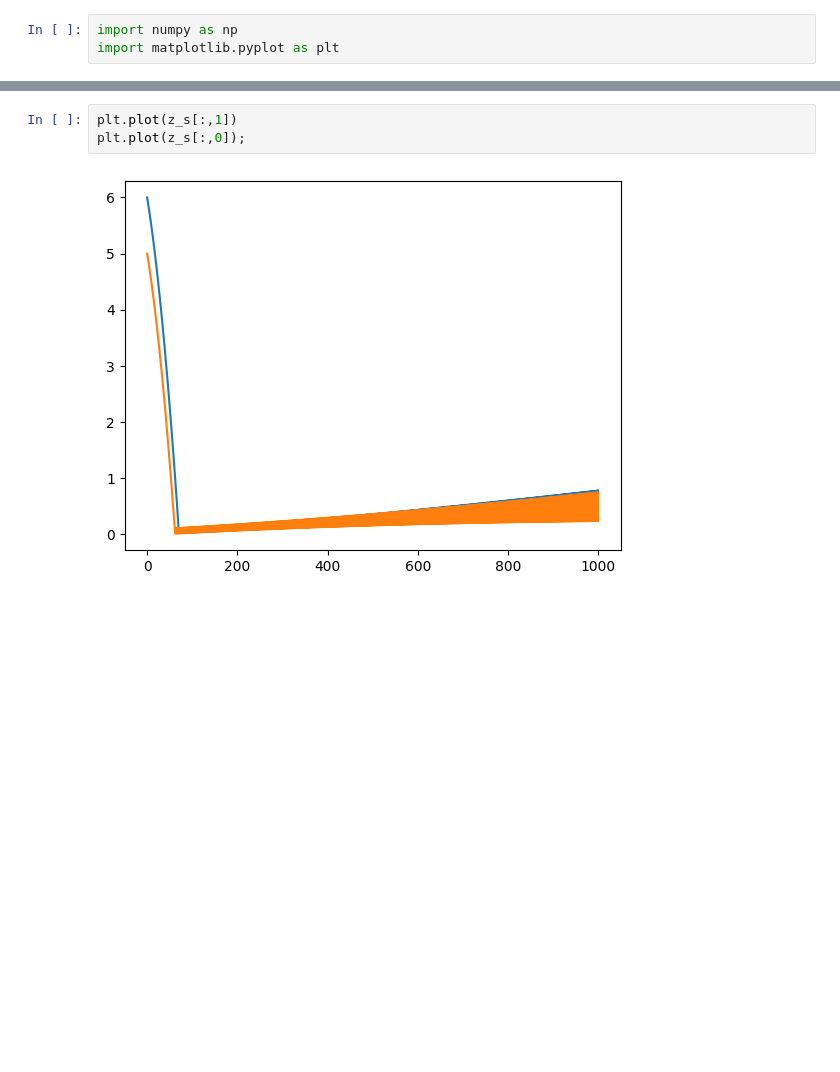
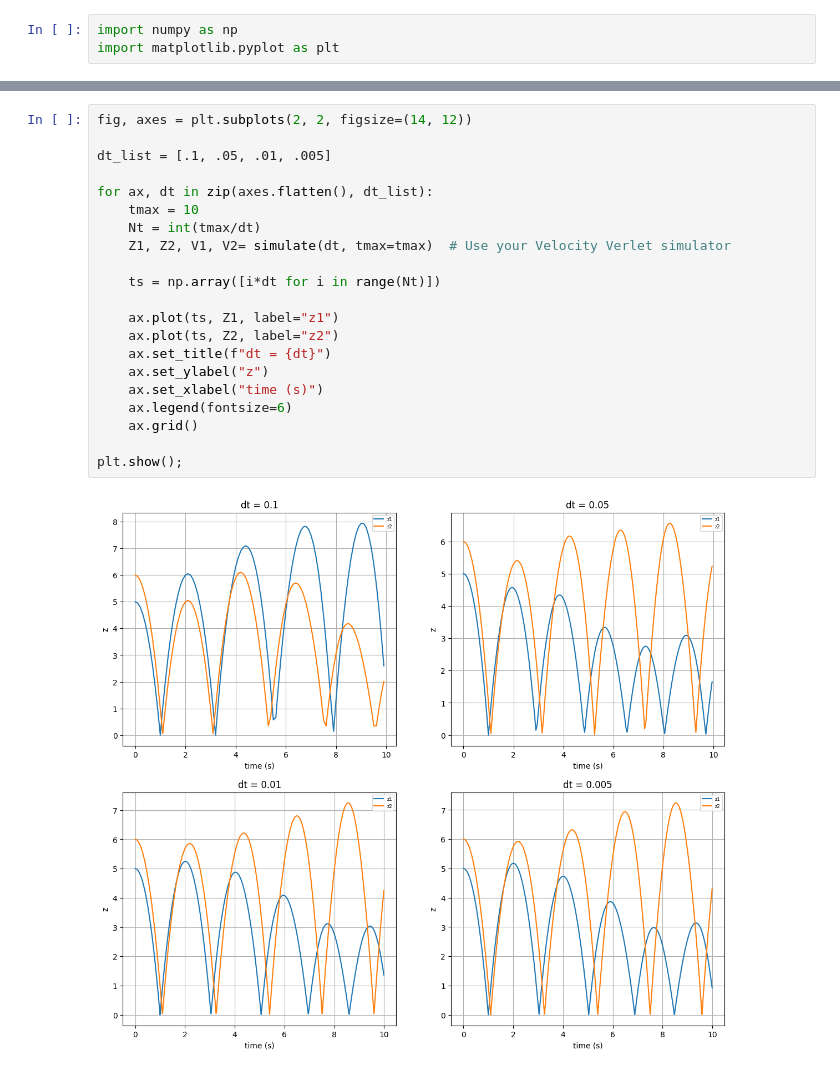
Before and after one commit to vascocbf/Molecular-Dynamics-Simulations, a Jupyter notebook: Exercises/Falling_Springs_134.ipynb, the cells around one changed output, grey strips where cells are left out. Cells and saved outputs as stored; diff of their text form; blank space fills up the shorter version.

```diff
--- a/Exercises/Falling_Springs_134.ipynb
+++ b/Exercises/Falling_Springs_134.ipynb
@@ -49,5 +94,23 @@ for i in range(Nt):
 # %%
-plt.plot(z_s[:,1])
-plt.plot(z_s[:,0]);
+fig, axes = plt.subplots(2, 2, figsize=(14, 12))
+
+dt_list = [.1, .05, .01, .005]
+
+for ax, dt in zip(axes.flatten(), dt_list):
+    tmax = 10
+    Nt = int(tmax/dt)
+    Z1, Z2, V1, V2= simulate(dt, tmax=tmax)  # Use your Velocity Verlet simulator
+
+    ts = np.array([i*dt for i in range(Nt)])
+
+    ax.plot(ts, Z1, label="z1")
+    ax.plot(ts, Z2, label="z2")
+    ax.set_title(f"dt = {dt}")
+    ax.set_ylabel("z")
+    ax.set_xlabel("time (s)")
+    ax.legend(fontsize=6)
+    ax.grid()
+
+plt.show();
 # %% [output]
-[figure, old version]
+[figure, new version]
```
Also changed, not shown: parts of 7 cells of this notebook, 25 other files.
